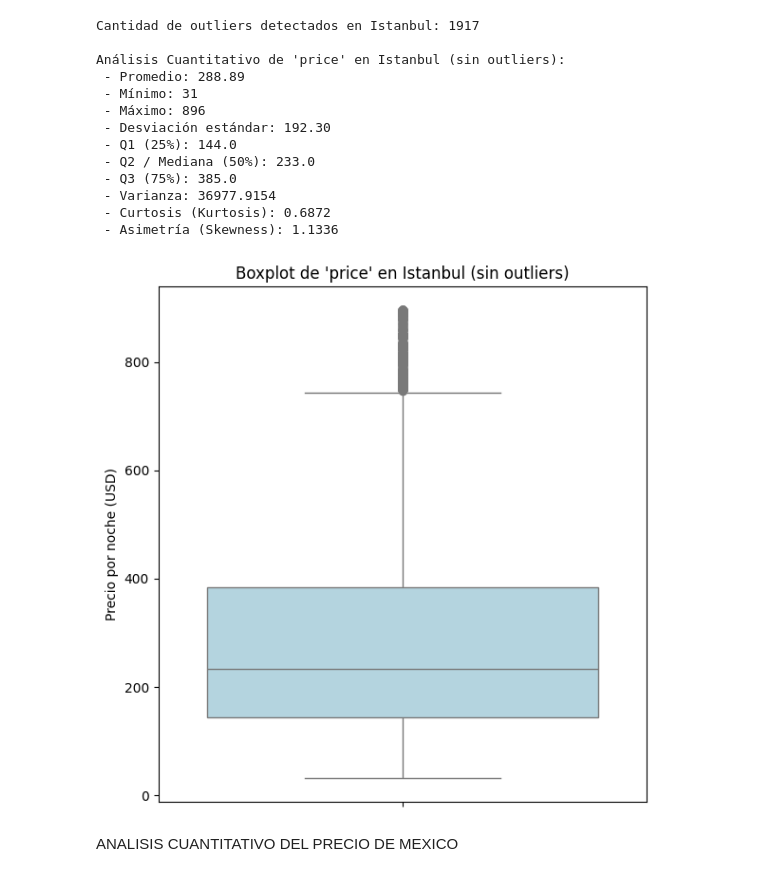
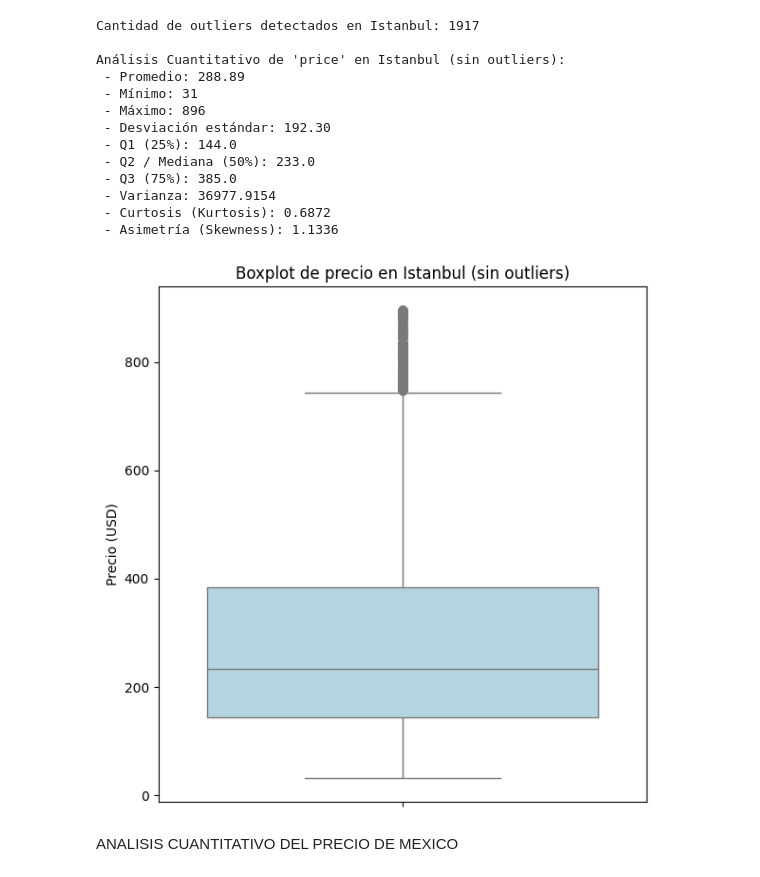
Before and after one commit to f3rn1nd1/EDA-LISTINGS, a Jupyter notebook: AirBnB_V2/2_EDA/price.ipynb, the cells around one changed output. Drawn from its saved outputs; the diff is of its cells as text; code cells hidden in the pictures.

```diff
--- a/AirBnB_V2/2_EDA/price.ipynb
+++ b/AirBnB_V2/2_EDA/price.ipynb
@@ -1038,32 +1219,32 @@ Análisis Cuantitativo de 'price' en Istanbul (sin outliers):
 # %%
 import matplotlib.pyplot as plt
 import seaborn as sns
 
 # Filtrar datos de la ciudad de París
 datos_paris = data[data['city'].str.lower() == 'istanbul']
 
 # Filtrar valores válidos de price: sin nulos ni valores <= 0
 valores_validos = datos_paris['price'].dropna()
 valores_validos = valores_validos[valores_validos > 0]
 
 # Calcular IQR y eliminar outliers
 q1 = valores_validos.quantile(0.25)
 q3 = valores_validos.quantile(0.75)
 iqr = q3 - q1
 limite_inferior = q1 - 1.5 * iqr
 limite_superior = q3 + 1.5 * iqr
 
 valores_sin_outliers = valores_validos[(valores_validos >= limite_inferior) & (valores_validos <= limite_superior)]
 
 # Crear el boxplot
 plt.figure(figsize=(6, 6))
 sns.boxplot(y=valores_sin_outliers, color="lightblue")
-plt.title("Boxplot de 'price' en Istanbul (sin outliers)")
-plt.ylabel("Precio por noche (USD)")
+plt.title("Boxplot de precio en Istanbul (sin outliers)")
+plt.ylabel("Precio (USD)")
 plt.tight_layout()
 plt.show()
 # %% [output]
-[figure, old version]
+[figure, new version]
 # %% [markdown]
 ANALISIS CUANTITATIVO DEL PRECIO DE MEXICO
 # %%
```
Also changed, not shown: parts of 16 cells of this notebook, 18 other files.
